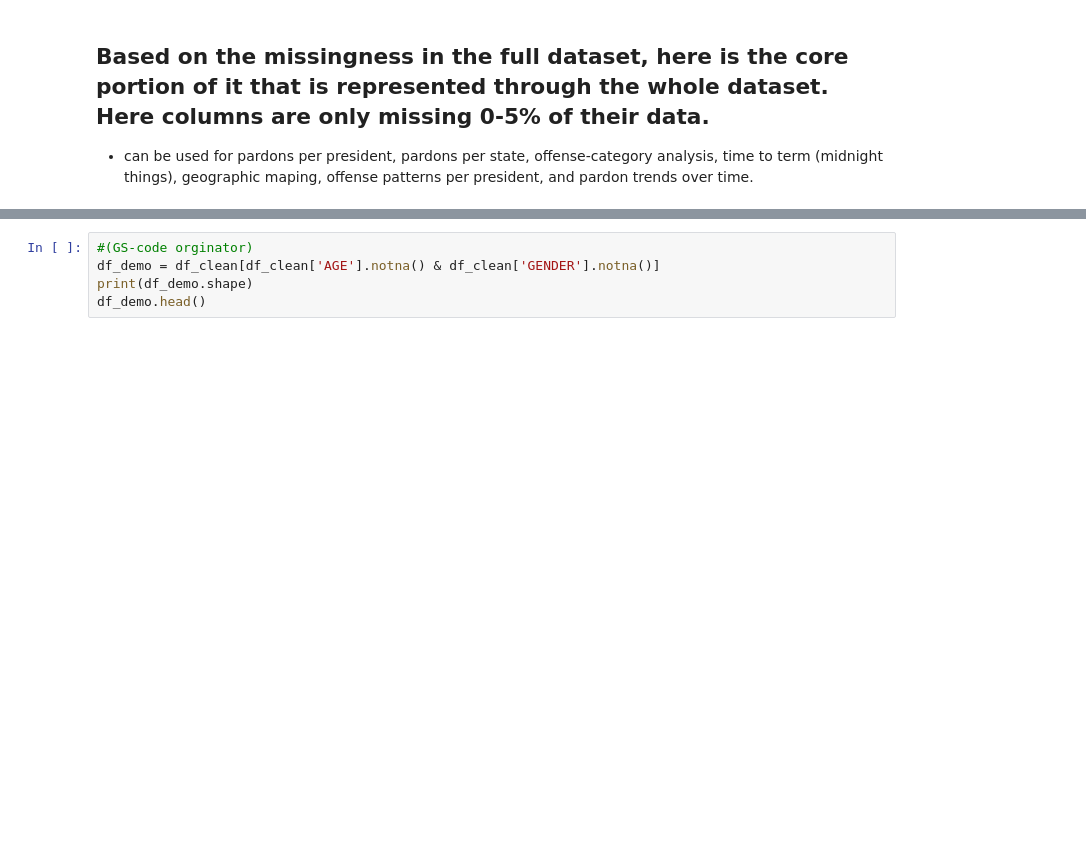
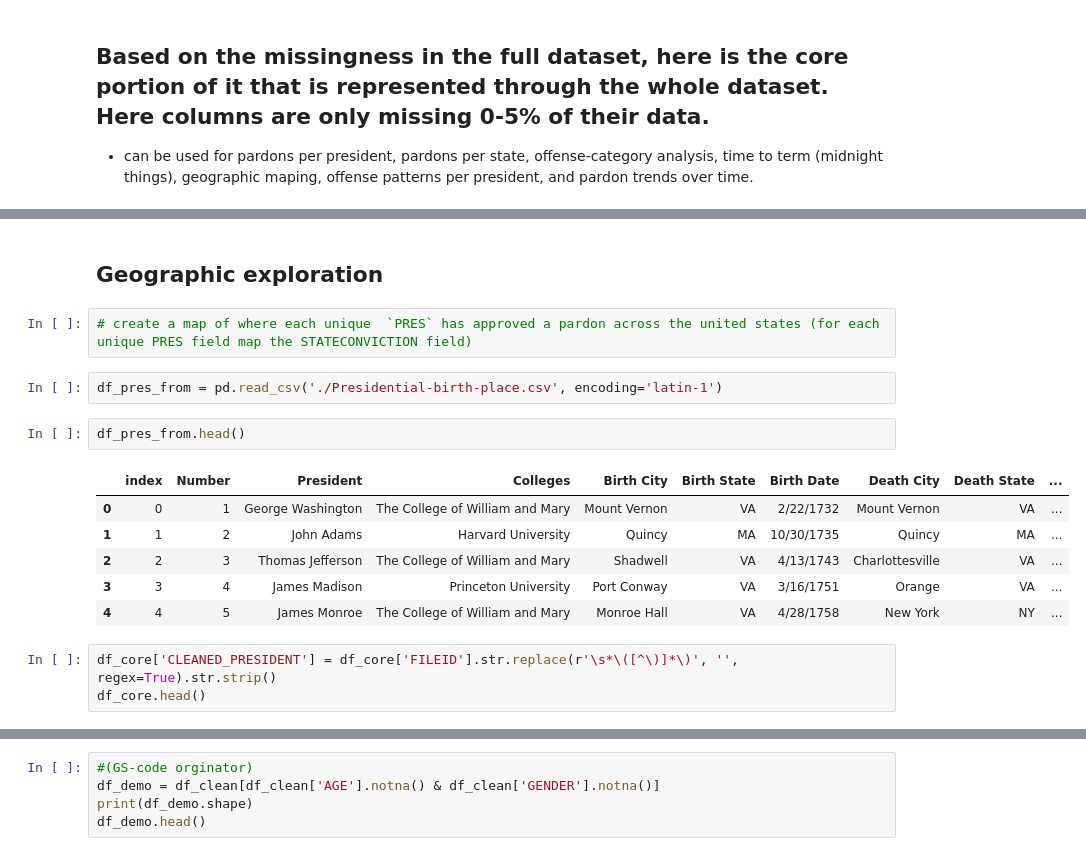
Before and after one commit to GraceSchmidt1/Group2_US_Pardons, a Jupyter notebook: US_Pardons_EDA.ipynb, the cells around one changed output, grey strips where cells are left out. Drawn from its saved outputs; the diff is of its cells as text; blank space fills up the shorter version.

```diff
--- a/US_Pardons_EDA.ipynb
+++ b/US_Pardons_EDA.ipynb
@@ -249,3 +278,21 @@ df_core.head()
 | 2 | 3 | (02) George Washington, 2nd Term | Wash | P-R |  | 1793-06-01 | G. Usher | smuggling |  | ... |
 | 3 | 4 | (02) George Washington, 2nd Term | Wash | P-R |  | 1794-04-15 | David Blair | illegal importation |  | ... |
 | 4 | 5 | (02) George Washington, 2nd Term | Wash | P-R |  | 1794-04-25 | Joseph Ravara | threatening letter (misd) |  | ... |
+# %% [markdown]
+## Geographic exploration
+# %%
+# create a map of where each unique  `PRES` has approved a pardon across the united states (for each unique PRES field map the STATECONVICTION field)
+# %%
+df_pres_from = pd.read_csv('./Presidential-birth-place.csv', encoding='latin-1')
+# %%
+df_pres_from.head()
+# %% [output]
+|  | index | Number | President | Colleges | Birth City | Birth State | Birth Date | Death City | Death State | ... |
+| 0 | 0 | 1 | George Washington | The College of William and Mary | Mount Vernon | VA | 2/22/1732 | Mount Vernon | VA | ... |
+| 1 | 1 | 2 | John Adams | Harvard University | Quincy | MA | 10/30/1735 | Quincy | MA | ... |
+| 2 | 2 | 3 | Thomas Jefferson | The College of William and Mary | Shadwell | VA | 4/13/1743 | Charlottesville | VA | ... |
+| 3 | 3 | 4 | James Madison | Princeton University | Port Conway | VA | 3/16/1751 | Orange | VA | ... |
+| 4 | 4 | 5 | James Monroe | The College of William and Mary | Monroe Hall | VA | 4/28/1758 | New York | NY | ... |
+# %%
+df_core['CLEANED_PRESIDENT'] = df_core['FILEID'].str.replace(r'\s*\([^\)]*\)', '', regex=True).str.strip()
+df_core.head()
```
Also changed, not shown: parts of 17 cells of this notebook.
